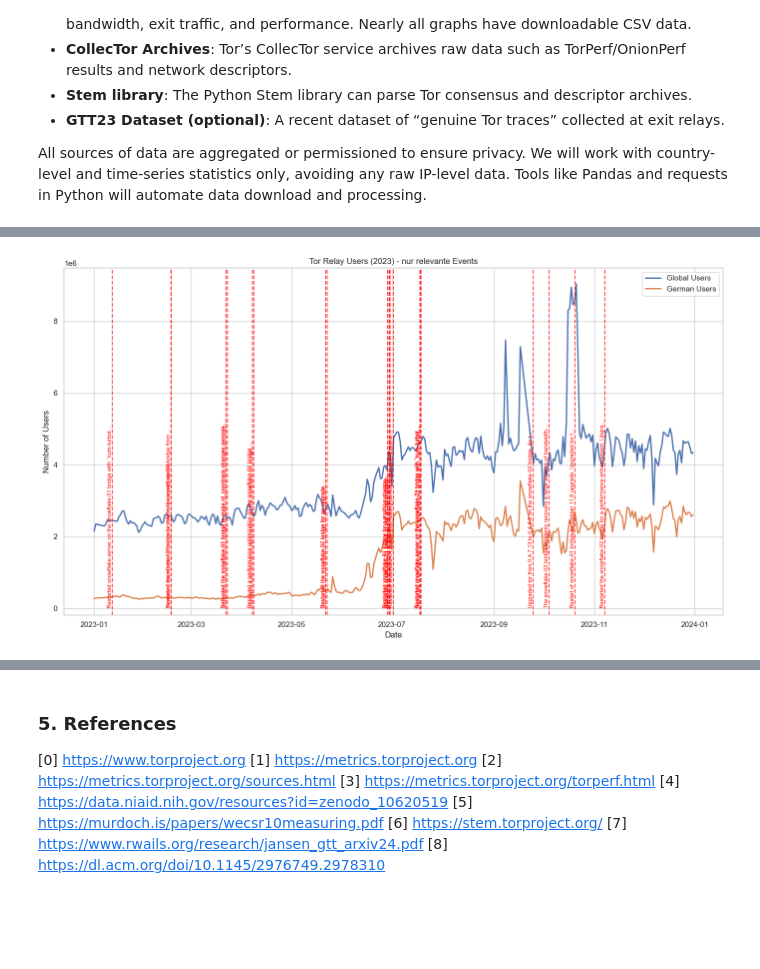
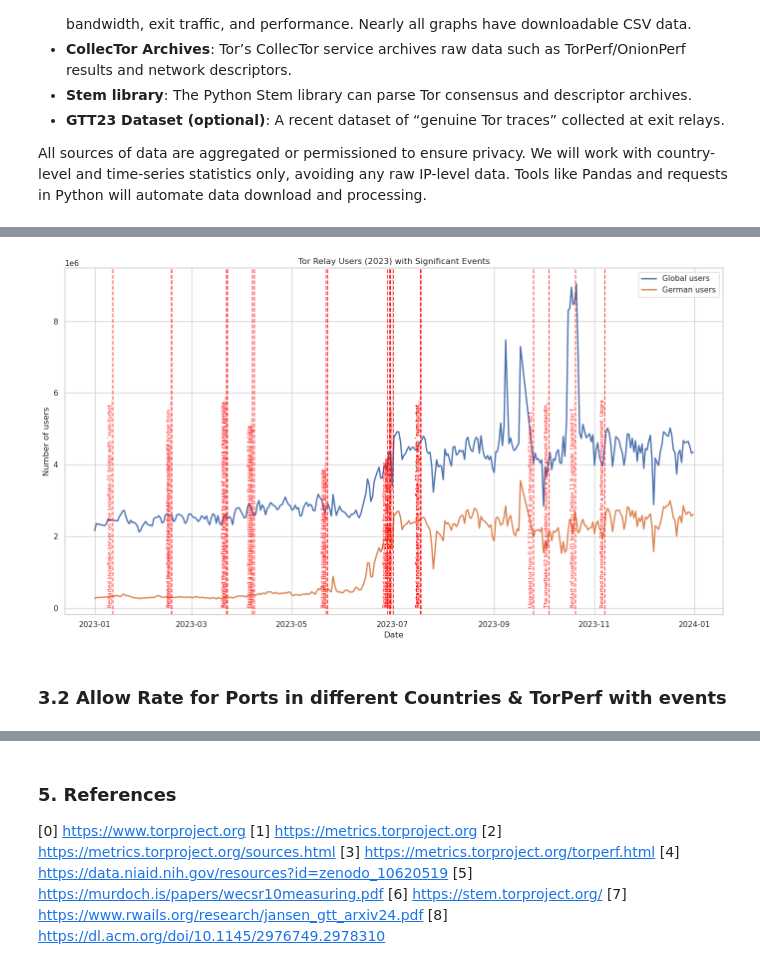
Before and after one commit to jhannesreimann/MSI2025, a Jupyter notebook: Assignment 4/Tor_Network_Analysis.ipynb, the cells around one changed output, grey strips where cells are left out. Cells and saved outputs as stored; diff of their text form; code cells hidden in the pictures; blank space fills up the shorter version.

```diff
--- a/Assignment 4/Tor_Network_Analysis.ipynb
+++ b/Assignment 4/Tor_Network_Analysis.ipynb
@@ -179,63 +199,70 @@ def filter_events_by_change(df, events, window_days=7, pct_threshold=0.10):
     return pd.DataFrame(relevant)
 # %%
-# 1) Ereignisse laden und filtern
-events = pd.read_csv('README.csv', parse_dates=['start_date','end_date'])
-# Stelle sicher, dass start_date echt datetime ist:
+# 1) Load and filter events
+events = pd.read_csv('README.csv', parse_dates=['start_date', 'end_date'])
+# Ensure start_date is real datetime
 events['start_date'] = pd.to_datetime(events['start_date'], errors='coerce')
+# Keep only events in 2023
 events = events[(events['start_date'] >= '2023-01-01') &
                 (events['start_date'] <= '2023-12-31')].copy()
 
 
-# 2) Onionoo: alle Exit-Relays abrufen
+# 2) Onionoo: fetch all exit relays
 url = (
     "https://onionoo.torproject.org/details?"
     "type=relay&flag=Exit&fields=country,exit_policy_summary"
 )
 data = requests.get(url).json()['relays']
-# Filtern deutsche Exit-Relays
+# Filter German exit relays
 relays_de = [r for r in data if r.get('country') == 'de']
-print(len(relays_de), "deutsche Exit-Relays (insgesamt:", len(data), ")")
+print(len(relays_de), "German exit relays (total:", len(data), ")")
 
-# 3) Beispiel: Port 443 in Exit-Policies zählen
-count_443_de = 0
-count_443_global = 0
-for relay in relays_de:
-    policy = relay.get('exit_policy_summary', {})
-    if any(prange.startswith('443') for prange in policy.get('accept', [])):
-        count_443_de += 1
-for relay in data:
-    policy = relay.get('exit_policy_summary', {})
-    if any(prange.startswith('443') for prange in policy.get('accept', [])):
-        count_443_global += 1
-print("Port 443-Policy: DE:", count_443_de, "vs Global:", count_443_global)
+# 3) Example: count relays allowing port 443
+count_443_de = sum(
+    any(prange.startswith('443') for prange in r.get('exit_policy_summary', {}).get('accept', []))
+    for r in relays_de
+)
+count_443_global = sum(
+    any(prange.startswith('443') for prange in r.get('exit_policy_summary', {}).get('accept', []))
+    for r in data
+)
+print("Port 443 policy: DE =", count_443_de, "vs Global =", count_443_global)
 
-# --- 4) Relevante Events für global & DE berechnen ---
-df_global['date'] = pd.to_datetime(df_global['date'])
+# --- 4) Identify significant events for global & DE user counts ---
+df_global['date']  = pd.to_datetime(df_global['date'])
 df_germany['date'] = pd.to_datetime(df_germany['date'])
 
-events_global = filter_events_by_change(df_global, events,
-                                        window_days=7, pct_threshold=0.10)
-events_de     = filter_events_by_change(df_germany, events,
-                                        window_days=7, pct_threshold=0.10)
+events_global = filter_events_by_change(
+    df_global, events,
+    window_days=7, pct_threshold=0.10
+)
+events_de = filter_events_by_change(
+    df_germany, events,
+    window_days=7, pct_threshold=0.10
+)
 
-print("Relevante Events (global):", events_global['description'].tolist())
-print("Relevante Events (DE):    ", events_de['description'].tolist())
+print("Significant events (global):", events_global['description'].tolist())
+print("Significant events (DE):    ", events_de['description'].tolist())
 
-# --- 5) Plot: Tor-Relay-User mit gefilterten Timeline-Annotations ---
+# --- 5) Plot: Tor relay users with annotated significant events ---
 plt.figure(figsize=(14, 8))
-plt.plot(df_global['date'], df_global['users'], label='Global Users', linewidth=2)
-plt.plot(df_germany['date'], df_germany['users'], label='German Users', linewidth=2)
+plt.plot(df_global['date'], df_global['users'],
+         label='Global users', linewidth=2)
+plt.plot(df_germany['date'], df_germany['users'],
+         label='German users', linewidth=2)
 
 ymin, ymax = plt.ylim()
 for _, ev in pd.concat([events_global, events_de]).drop_duplicates().iterrows():
     d = ev['start_date']
     plt.axvline(d, color='red', linestyle='--', alpha=0.7)
-    plt.text(d, ymin + (ymax-ymin)*0.02, ev['description'][:70] + '...',
-             rotation=90, va='bottom', ha='right', color='red', fontsize=8)
+    plt.text(d, ymin + (ymax - ymin) * 0.02,
+             ev['description'][:70] + '...',
+             rotation=90, va='bottom', ha='right',
+             color='red', fontsize=8)
 
-plt.title('Tor Relay Users (2023) - nur relevante Events')
+plt.title('Tor Relay Users (2023) with Significant Events')
 plt.xlabel('Date')
-plt.ylabel('Number of Users')
+plt.ylabel('Number of users')
 plt.legend()
 plt.tight_layout()
 plt.show()
@@ -247,2 +274,4 @@ Relevante Events (DE):     ['Restarted the snowflake-02 bridge for a performance
-[figure, old version]
+[figure, new version]
+# %% [markdown]
+### 3.2 Allow Rate for Ports in different Countries & TorPerf with events
 # %%
```
Also changed, not shown: parts of 22 cells of this notebook, 9 other files.
